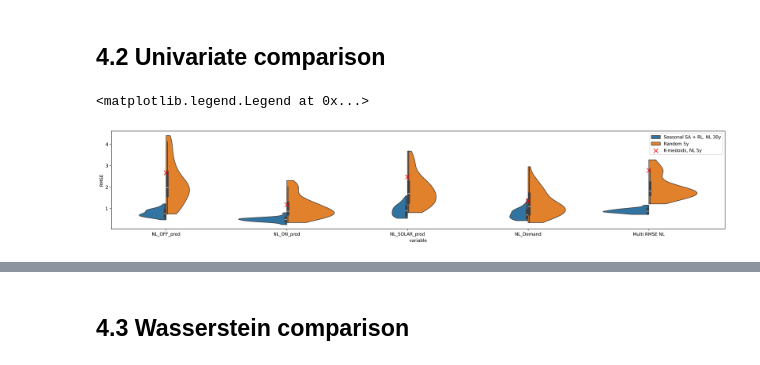
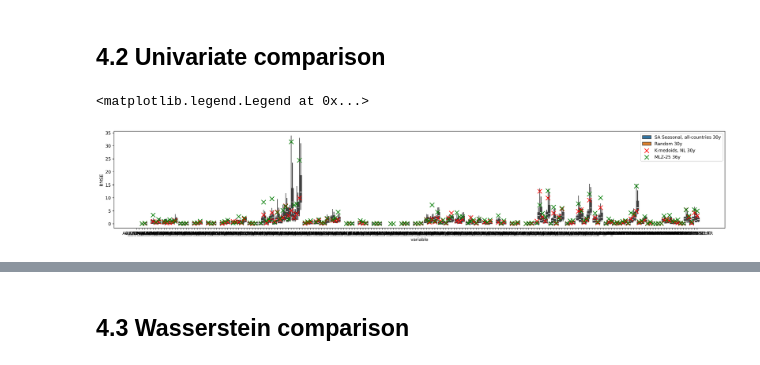
Before and after one commit to bramvanduinen/ClimateYearSelection, a Jupyter notebook: notebooks/04a_evaluate_sa_and_k_medoids.ipynb, the cells around one changed output, grey strips where cells are left out. Cells and saved outputs as stored; diff of their text form; code cells hidden in the pictures.

Commit message:
Many updates, all country selection, build hydro df

```diff
--- a/notebooks/04a_evaluate_sa_and_k_medoids.ipynb
+++ b/notebooks/04a_evaluate_sa_and_k_medoids.ipynb
@@ -64,9 +70,12 @@ random.seed(seed)
 # 1. Build dataframes
 # %%
 # build df
-DF_PROD_DEMAND_FNAME = os.path.join(
-    BASE_OUTPUT, "dataframes/df_prod_demand_daily_multi_country_WRONG_CAPACITIES.csv"
-)
+# DF_PROD_DEMAND_FNAME = os.path.join(
+#     BASE_OUTPUT, "dataframes/df_prod_demand_daily_multi_country_WRONG_CAPACITIES.csv"
+# )
+FNAME_PROD_DEMAND = "dataframes/df_prod_demand_daily_all_countries_WRONG_DEMAND.csv"
+DF_PROD_DEMAND_FNAME = os.path.join(BASE_OUTPUT, FNAME_PROD_DEMAND)
+
 SA_OUTPUT_DIR = os.path.join(BASE_OUTPUT, "simulated_annealing")
 
 df_daily = pd.read_csv(DF_PROD_DEMAND_FNAME, index_col=0)
@@ -81,7 +90,7 @@ for country in MATCH_COUNTRIES:
             f"{country}_ON_prod",
             f"{country}_SOLAR_prod",
             f"{country}_Demand",
-            #            f"{country}_Residual_load",
+            f"{country}_Residual_load",
         ]
     )
 
@@ -112,7 +121,7 @@ df_sel_main = df_selections_main.query(
 # ).sort_values("best_score", ascending=True)
 
 df_selections_alternative = pd.read_csv(
-    os.path.join(SA_OUTPUT_DIR, f"run_{RUN_ID_alternative}/results_grid.csv"),
+    os.path.join(SA_OUTPUT_DIR, f"run_{RUN_ID_ALTERNATIVE}/results_grid.csv"),
     index_col=0,
 )
 df_sel_alternative_sa = df_selections_alternative.query(
@@ -384,43 +414,43 @@ uni_data_k_medoids = df_metrics.query(
     "dataset_type == @LABEL_KMEDOIDS and variable in @vars_to_plot"
 )
 uni_data_mlz = df_metrics.query(
     "dataset_type == 'MLZ-25' and variable in @vars_to_plot"
 )
 
 fig, ax = plt.subplots(figsize=(25, 4), dpi=300)
 
 # Create violin plot with split violins
 sns.violinplot(
     data=uni_data_main_vs_random,
     x="variable",
     y="RMSE",
     hue="dataset_type",
     split=True,
     ax=ax,
     cut=0,
 )
 ax.scatter(
     uni_data_k_medoids["variable"],
     uni_data_k_medoids["RMSE"],
     color="red",
     marker="x",
     s=100,
     label=LABEL_KMEDOIDS,
     zorder=5,
 )
-# ax.scatter(
-#     uni_data_mlz["variable"],
-#     uni_data_mlz["RMSE"],
-#     color="green",
-#     marker="x",
-#     s=100,
-#     label=LABEL_MLZ,
-#     zorder=5,
-# )
+ax.scatter(
+    uni_data_mlz["variable"],
+    uni_data_mlz["RMSE"],
+    color="green",
+    marker="x",
+    s=100,
+    label=LABEL_MLZ,
+    zorder=5,
+)
 ax.legend()
 # %% [output]
 <matplotlib.legend.Legend at 0x...>
-[figure, old version]
+[figure, new version]
 # %%
 uni_data_main_vs_alternative = df_metrics.query(
     "dataset_type in [@LABEL_RUN_ID_MAIN, @LABEL_RUN_ID_ALTERNATIVE] and variable in @vars_to_plot"
```
Also changed, not shown: parts of 14 cells of this notebook, 23 other files.
